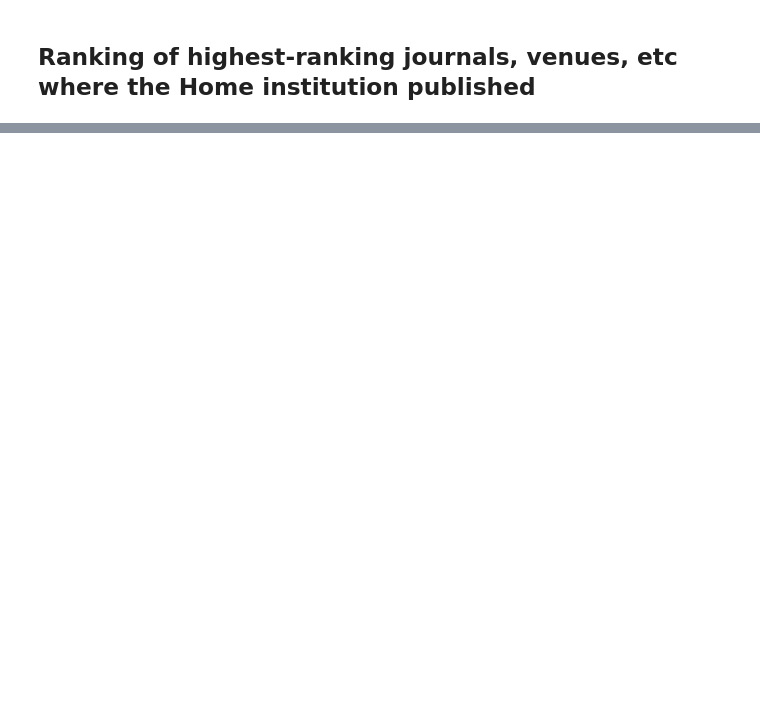
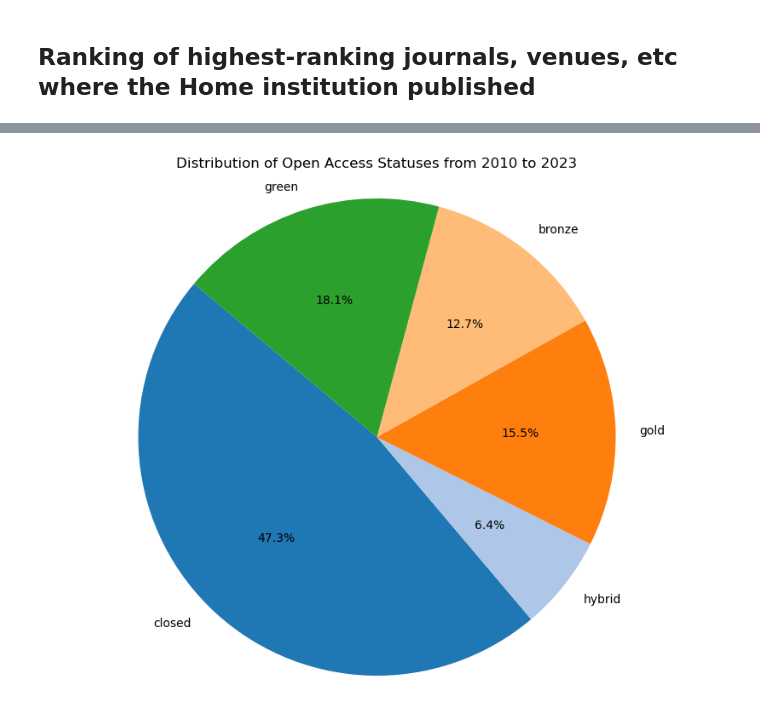
Before and after one commit to boumpteryx/Publication-statistics, a Jupyter notebook: Institution_Statistics.ipynb, the cells around one changed output, grey strips where cells are left out. Drawn from its saved outputs; the diff is of its cells as text; code cells hidden in the pictures; blank space fills up the shorter version.

```diff
--- a/Institution_Statistics.ipynb
+++ b/Institution_Statistics.ipynb
@@ -912,0 +676,25 @@ The title 'Inner speech and executive function in children With developmental la
+# %%
+oa_status_counts = defaultdict(int)
+
+for work in data:
+    year = work.get('publication_year')
+    if year and begin <= year <= end:  # Filter to only consider works within the specified range
+        open_access_info = work.get('open_access', {})  # Get the open_access dictionary safely
+        oa_status = open_access_info.get("oa_status", "Unknown")  # Default to "Unknown" if oa_status isn't present
+        oa_status_counts[oa_status] += 1
+
+# Prepare data for the pie chart
+statuses = list(oa_status_counts.keys())
+counts = list(oa_status_counts.values())
+
+# Generate a color map
+colors = plt.cm.tab20(range(len(statuses)))  # 'tab20' provides 20 distinct colors
+
+# Plotting
+plt.figure(figsize=(10, 8))
+plt.pie(counts, labels=statuses, colors=colors, autopct='%1.1f%%', startangle=140)
+plt.axis('equal')  # Equal aspect ratio ensures that pie is drawn as a circle.
+plt.title('Distribution of Open Access Statuses from {} to {}'.format(begin, end))
+plt.show()
+# %% [output]
+[figure, added]
```
Also changed, not shown: parts of 47 cells of this notebook, 1 other file.
